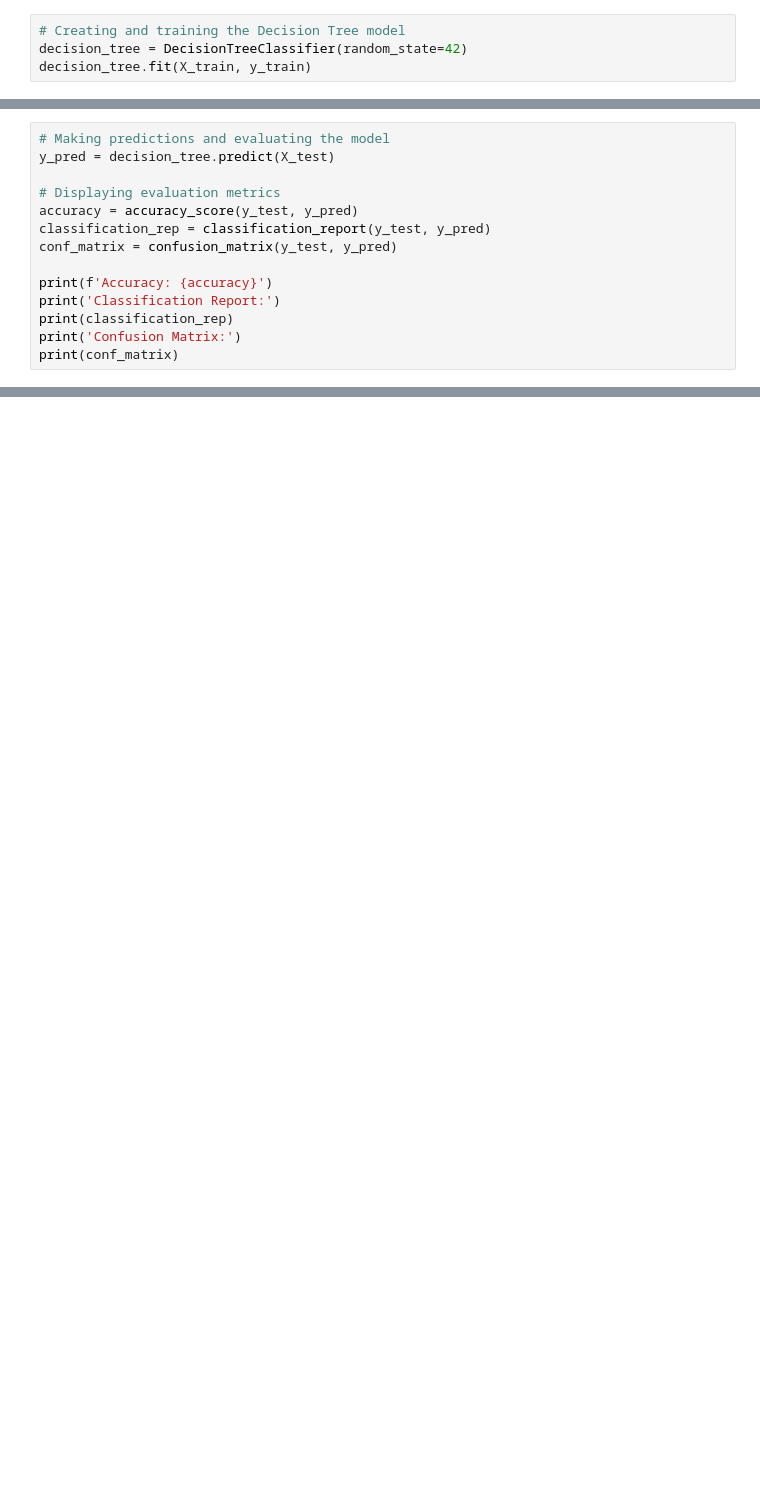
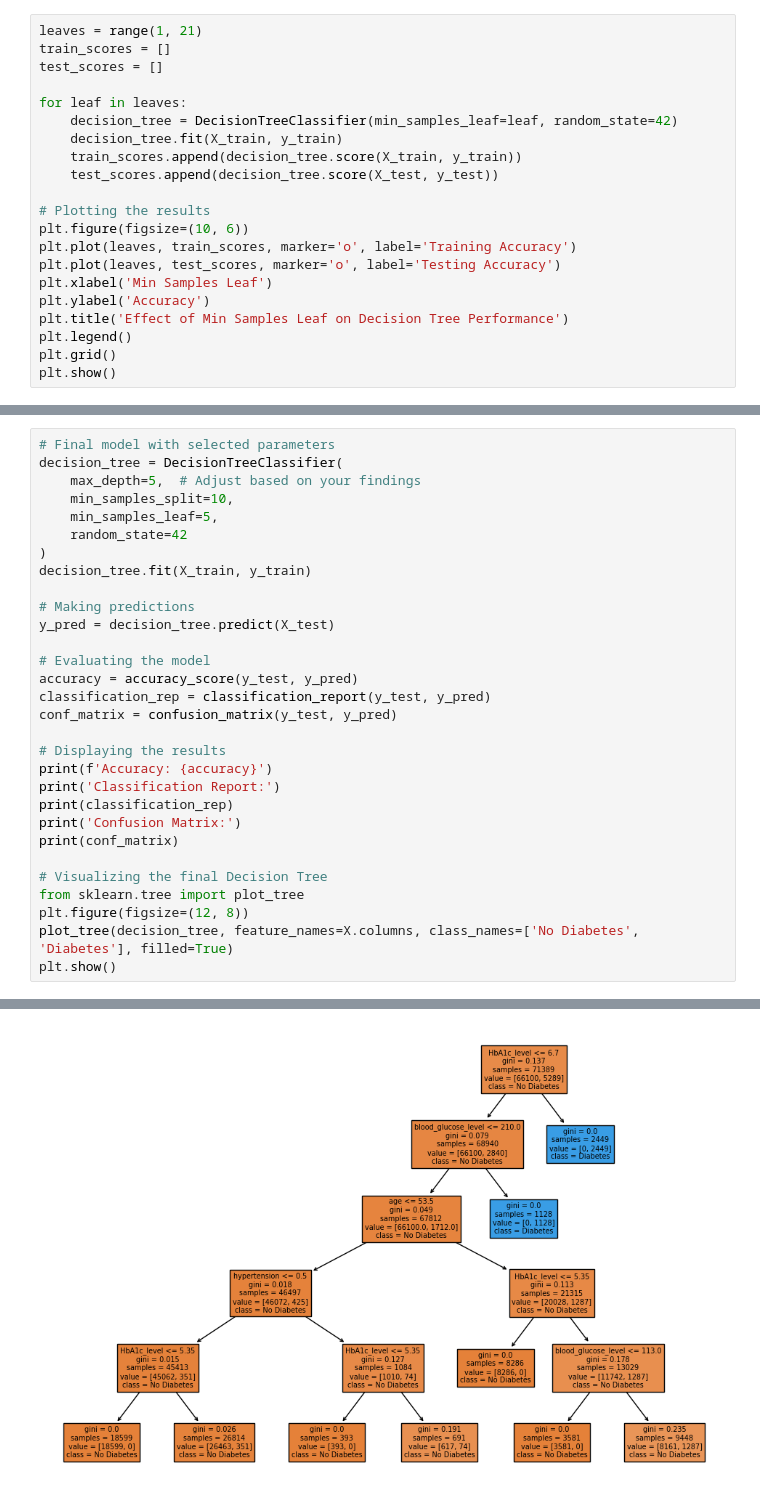
Before and after one commit to RajaATAli/CSCI365_481_Final_Project, a Jupyter notebook: notebooks/Decision_Tree_Model.ipynb, the cells around one changed output, grey strips where cells are left out. Saved outputs shown, nothing was run; the diff lists cells and outputs as text; blank space fills up the shorter version.

```diff
--- a/notebooks/Decision_Tree_Model.ipynb
+++ b/notebooks/Decision_Tree_Model.ipynb
@@ -31,4 +79,21 @@ Training the Model
 # %%
-# Creating and training the Decision Tree model
-decision_tree = DecisionTreeClassifier(random_state=42)
-decision_tree.fit(X_train, y_train)
+leaves = range(1, 21)
+train_scores = []
+test_scores = []
+
+for leaf in leaves:
+    decision_tree = DecisionTreeClassifier(min_samples_leaf=leaf, random_state=42)
+    decision_tree.fit(X_train, y_train)
+    train_scores.append(decision_tree.score(X_train, y_train))
+    test_scores.append(decision_tree.score(X_test, y_test))
+
+# Plotting the results
+plt.figure(figsize=(10, 6))
+plt.plot(leaves, train_scores, marker='o', label='Training Accuracy')
+plt.plot(leaves, test_scores, marker='o', label='Testing Accuracy')
+plt.xlabel('Min Samples Leaf')
+plt.ylabel('Accuracy')
+plt.title('Effect of Min Samples Leaf on Decision Tree Performance')
+plt.legend()
+plt.grid()
+plt.show()
@@ -37,14 +106,31 @@ Model Evaluation
 # %%
-# Making predictions and evaluating the model
+# Final model with selected parameters
+decision_tree = DecisionTreeClassifier(
+    max_depth=5,  # Adjust based on your findings
+    min_samples_split=10,
+    min_samples_leaf=5,
+    random_state=42
+)
+decision_tree.fit(X_train, y_train)
+
+# Making predictions
 y_pred = decision_tree.predict(X_test)
 
-# Displaying evaluation metrics
+# Evaluating the model
 accuracy = accuracy_score(y_test, y_pred)
 classification_rep = classification_report(y_test, y_pred)
 conf_matrix = confusion_matrix(y_test, y_pred)
 
+# Displaying the results
 print(f'Accuracy: {accuracy}')
 print('Classification Report:')
 print(classification_rep)
 print('Confusion Matrix:')
 print(conf_matrix)
+
+# Visualizing the final Decision Tree
+from sklearn.tree import plot_tree
+plt.figure(figsize=(12, 8))
+plot_tree(decision_tree, feature_names=X.columns, class_names=['No Diabetes', 'Diabetes'], filled=True)
+plt.show()
+# %% [output]
@@ -50,0 +151 @@ print(conf_matrix)
+[figure, added]
```
Also changed, not shown: parts of 13 cells of this notebook, 1 other file.
